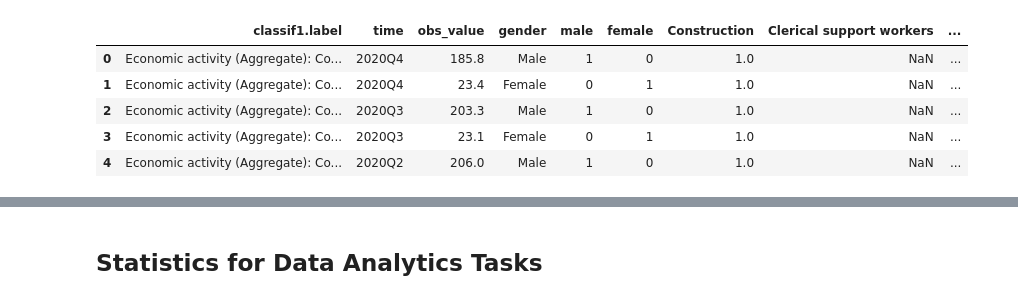
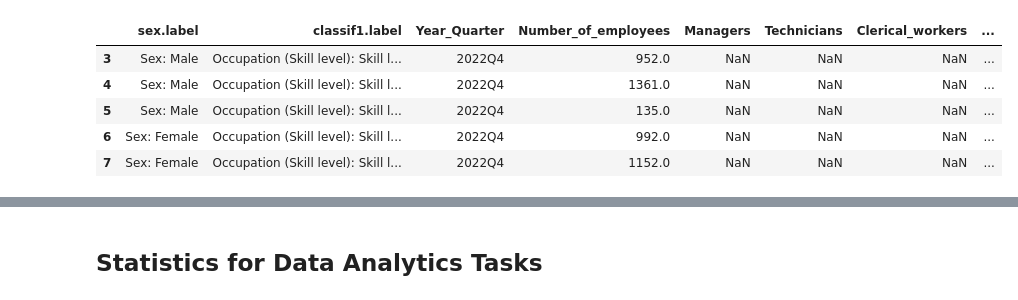
Before and after one commit to OmVootla/MSc-CA2, a Jupyter notebook: 3. Portugal - Data Preparation - Number of Employees per Quarter in Construction Industry..ipynb, the cells around one changed output, grey strips where cells are left out. Drawn from its saved outputs; the diff is of its cells as text; code cells hidden in the pictures.

```diff
--- a/3. Portugal - Data Preparation - Number of Employees per Quarter in Construction Industry..ipynb
+++ b/3. Portugal - Data Preparation - Number of Employees per Quarter in Construction Industry..ipynb
@@ -60,3 +65,5 @@ dtype: int64
+# %%
+df= df.drop(["indicator.label","ref_area.label","source.label","classif2.label","obs_status.label","note_classif.label","note_indicator.label","note_source.label"], axis=1)
 # %%
 df=df[["sex.label", "classif1.label", "time", "obs_value"]]
 # %%
@@ -71,3 +84,5 @@ df.head()
+# %%
+df = df[df['sex.label'] != 'Sex: Total']
 # %%
 df["sex.label"].unique()
 # %% [output]
@@ -115,0 +157,2 @@ array(['Economic activity (Aggregate): Construction',
+# %%
+df.dropna(inplace=True)
@@ -115,0 +181,4 @@ array(['Economic activity (Aggregate): Construction',
+# %%
+df=df.rename(columns={'time':'Year_Quarter', 'obs_value':'Number_of_employees', 'Clerical support workers':'Clerical_support_workers',
+                      'Skill levels 3 and 4 ~ high':'Skill_levels_high', 'Skill level 2 ~ medium':'Skill_level_medium',
+                      'Skill level 1 ~ low':'Skill_level_low'})
@@ -116,44 +196,50 @@ array(['Economic activity (Aggregate): Construction',
 # %%
 new_df = pd.DataFrame()
 
 # create a column for each label, filled with zeros
-new_df['Construction'] = 0
-new_df['Clerical support workers'] = 0
+new_df['Managers'] = 0
+new_df['Technicians'] = 0
+new_df['Clerical_workers'] = 0
+new_df['trades_workers'] = 0
 new_df['Skill levels 3 and 4 ~ high'] = 0
 new_df['Skill level 2 ~ medium'] = 0
 new_df['Skill level 1 ~ low'] = 0
 
 
 # loop through each row of the original dataframe
 for index, row in df.iterrows():
 
     # get the label from the current row
     label = row['classif1.label']
 
     # set the value in the appropriate new column to 1
     if label == 'Occupation (ISCO-08): 4. Clerical support workers':
-        new_df.at[index, 'Clerical support workers'] = 1
-    elif label == 'Economic activity (Aggregate): Construction':
-        new_df.at[index, 'Construction'] = 1
+        new_df.at[index, 'Clerical_workers'] = 1
+    elif label == 'Occupation (ISCO-08): 1. Managers':
+        new_df.at[index, 'Managers'] = 1
+    elif label == 'Occupation (ISCO-08): 3. Technicians and associate professionals':
+        new_df.at[index, 'Technicians'] = 1
+    elif label == 'Occupation (ISCO-08): 7. Craft and related trades workers':
+        new_df.at[index, 'trades_workers'] = 1
     elif label == 'Occupation (Skill level): Skill levels 3 and 4 ~ high':
         new_df.at[index, 'Skill levels 3 and 4 ~ high'] = 1
     elif label == 'Occupation (Skill level): Skill level 2 ~ medium':
         new_df.at[index, 'Skill level 2 ~ medium'] = 1
     elif label == 'Occupation (Skill level): Skill level 1 ~ low':
         new_df.at[index, 'Skill level 1 ~ low'] = 1
 
 # concatenate the original dataframe and the new dataframe
 result_df = pd.concat([df, new_df], axis=1)
 
 # print the resulting dataframe
 result_df.head()
 # %% [output]
-|  | classif1.label | time | obs_value | gender | male | female | Construction | Clerical support workers | ... |
-| 0 | Economic activity (Aggregate): Co... | 2020Q4 | 185.8 | Male | 1 | 0 | 1.0 | NaN | ... |
-| 1 | Economic activity (Aggregate): Co... | 2020Q4 | 23.4 | Female | 0 | 1 | 1.0 | NaN | ... |
-| 2 | Economic activity (Aggregate): Co... | 2020Q3 | 203.3 | Male | 1 | 0 | 1.0 | NaN | ... |
-| 3 | Economic activity (Aggregate): Co... | 2020Q3 | 23.1 | Female | 0 | 1 | 1.0 | NaN | ... |
-| 4 | Economic activity (Aggregate): Co... | 2020Q2 | 206.0 | Male | 1 | 0 | 1.0 | NaN | ... |
+|  | sex.label | classif1.label | Year_Quarter | Number_of_employees | Managers | Technicians | Clerical_workers | ... |
+| 3 | Sex: Male | Occupation (Skill level): Skill l... | 2022Q4 | 952.0 | NaN | NaN | NaN | ... |
+| 4 | Sex: Male | Occupation (Skill level): Skill l... | 2022Q4 | 1361.0 | NaN | NaN | NaN | ... |
+| 5 | Sex: Male | Occupation (Skill level): Skill l... | 2022Q4 | 135.0 | NaN | NaN | NaN | ... |
+| 6 | Sex: Female | Occupation (Skill level): Skill l... | 2022Q4 | 992.0 | NaN | NaN | NaN | ... |
+| 7 | Sex: Female | Occupation (Skill level): Skill l... | 2022Q4 | 1152.0 | NaN | NaN | NaN | ... |
 # %%
 # drop the original 'classif1.label' column
 result_df = result_df.drop(['classif1.label'], axis=1)
```
Also changed, not shown: parts of 65 cells of this notebook, 6 other files.
